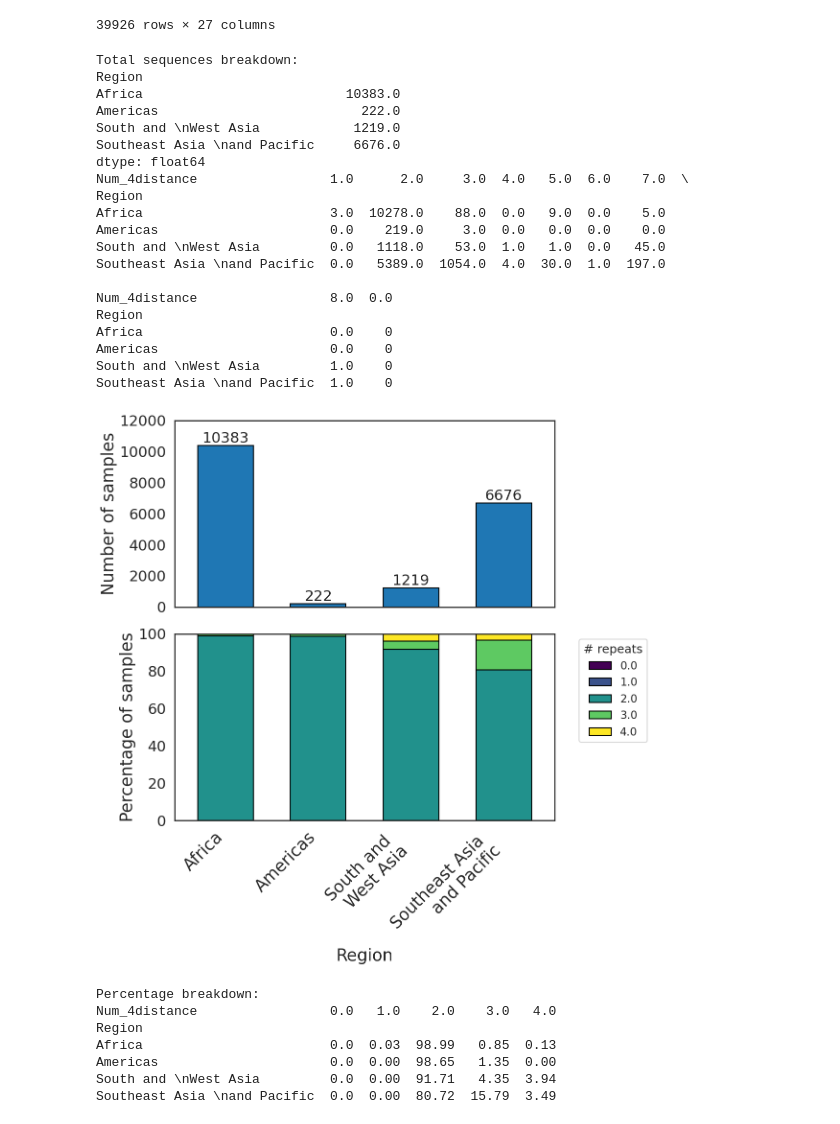
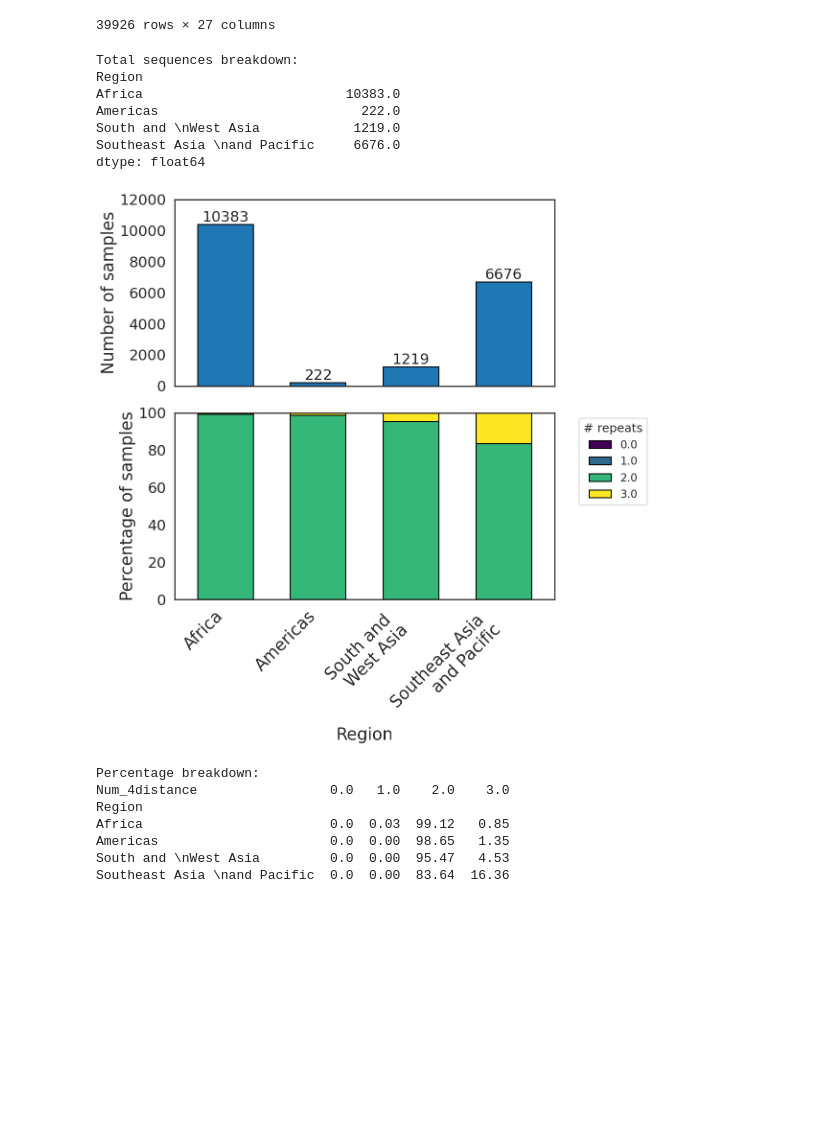
Before and after one commit to pablocarderam/csp_repeat_analysis, a Jupyter notebook: src/Pf8_CSP.ipynb, the cells around one changed output. Drawn from its saved outputs; the diff is of its cells as text; code cells hidden in the pictures; blank space fills up the shorter version.

Commit message:
Change to summing 4 or more repeats in Pf8 plot

```diff
--- a/src/Pf8_CSP.ipynb
+++ b/src/Pf8_CSP.ipynb
@@ -386,61 +386,46 @@ print(df_pct.round(2))
 df_pivot[0.0]=0
     # zero samples with zero repeats at a distance of 4 (makes no sense)
 
-print(df_pivot)
-# df_pivot = df_pivot[np.linspace(0,9,10)]
 df_pivot = df_pivot[np.linspace(0,8,9)]
 
 # sum all samples with four or more repeats at a distance of 4
-df_pivot[4.0] = df_pivot.iloc[:, 4:].sum(axis=1)
-df_pivot = df_pivot.drop(df_pivot.columns[[5,6,7,8]], axis=1)
+df_pivot[4.0] = df_pivot.iloc[:, 3:].sum(axis=1)
+df_pivot = df_pivot.drop(df_pivot.columns[[4,5,6,7,8]], axis=1)
 
 # Calculate percentages
 df_pct = df_pivot.div(df_pivot.sum(axis=1), axis=0) * 100
 
 # Create the stacked bar chart
 axs[1] = plt.subplot(212)
 df_pct.plot(kind='bar', stacked=True, ax=axs[1], colormap='viridis', edgecolor='black', width=0.6)
 
 # Customize the chart
 axs[1].set_xlabel('Region', fontsize=25)
 axs[1].set_ylabel('Percentage of samples', fontsize=25, )
 axs[1].legend(title='# repeats', bbox_to_anchor=(1.05, 1), loc='upper left')
 axs[1].set_ylim(0, 100)
 axs[1].set_xticklabels(axs[1].get_xticklabels(), rotation=45, ha='right', fontsize=25, )
 axs[1].set_yticklabels(axs[1].get_yticklabels(), rotation=0, ha='right', fontsize=22, )
 
 plt.tight_layout()
 # plt.savefig('/mnt/user-data/outputs/stacked_bar_chart.png', dpi=300, bbox_inches='tight')
 plt.show()
 
 print("\nPercentage breakdown:")
 print(df_pct.round(2))
 # %% [output]
 Total sequences breakdown:
 Region
 Africa                          10383.0
 Americas                          222.0
 South and \nWest Asia            1219.0
 Southeast Asia \nand Pacific     6676.0
 dtype: float64
-Num_4distance                 1.0      2.0     3.0  4.0   5.0  6.0    7.0  \
-Region
-Africa                        3.0  10278.0    88.0  0.0   9.0  0.0    5.0
-Americas                      0.0    219.0     3.0  0.0   0.0  0.0    0.0
-South and \nWest Asia         0.0   1118.0    53.0  1.0   1.0  0.0   45.0
-Southeast Asia \nand Pacific  0.0   5389.0  1054.0  4.0  30.0  1.0  197.0
-
-Num_4distance                 8.0  0.0
-Region
-Africa                        0.0    0
-Americas                      0.0    0
-South and \nWest Asia         1.0    0
-Southeast Asia \nand Pacific  1.0    0
-[figure, old version]
+[figure, new version]
 Percentage breakdown:
-Num_4distance                 0.0   1.0    2.0    3.0   4.0
+Num_4distance                 0.0   1.0    2.0    3.0
 Region
-Africa                        0.0  0.03  98.99   0.85  0.13
-Americas                      0.0  0.00  98.65   1.35  0.00
-South and \nWest Asia         0.0  0.00  91.71   4.35  3.94
-Southeast Asia \nand Pacific  0.0  0.00  80.72  15.79  3.49
+Africa                        0.0  0.03  99.12   0.85
+Americas                      0.0  0.00  98.65   1.35
+South and \nWest Asia         0.0  0.00  95.47   4.53
+Southeast Asia \nand Pacific  0.0  0.00  83.64  16.36
```
Also changed, not shown: parts of 4 cells of this notebook.
